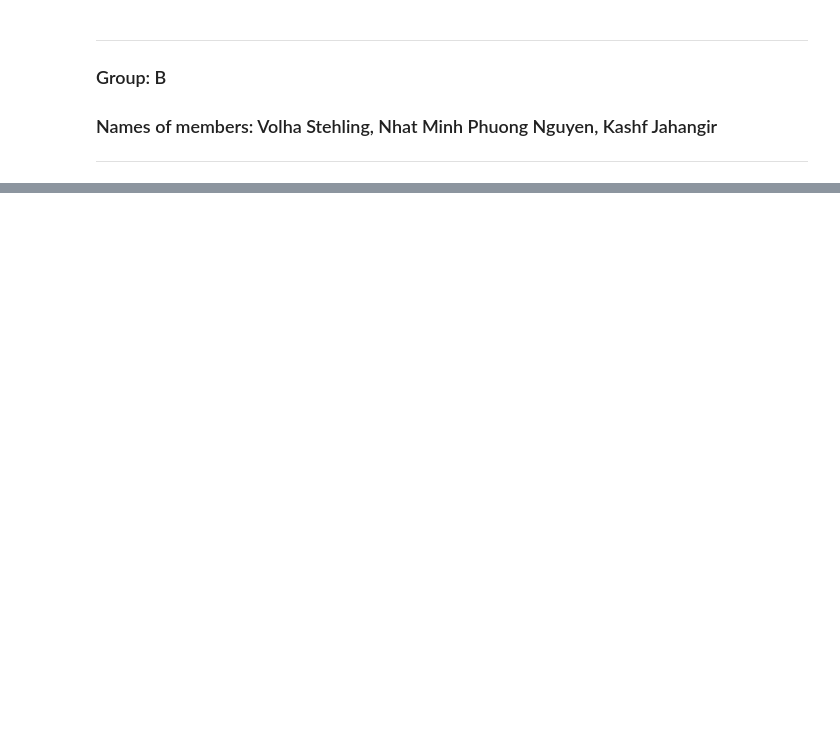
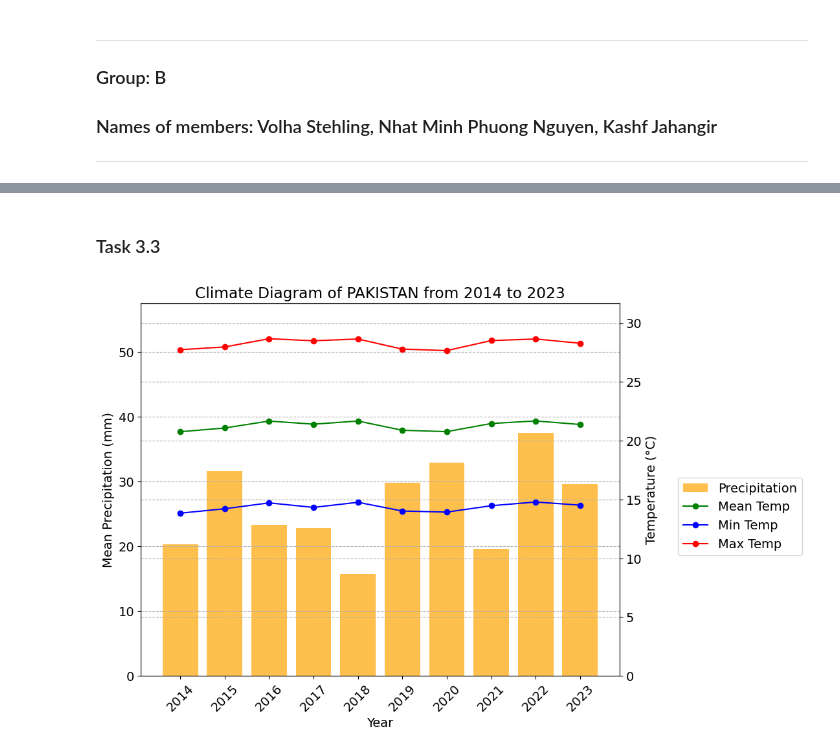
Before and after one commit to mpn1008/RM_assignments, a Jupyter notebook: RM_A02_NMPN/RM_A02_Group.ipynb, the cells around one changed output, grey strips where cells are left out. Cells and saved outputs as stored; diff of their text form; code cells hidden in the pictures; blank space fills up the shorter version.

```diff
--- a/RM_A02_NMPN/RM_A02_Group.ipynb
+++ b/RM_A02_NMPN/RM_A02_Group.ipynb
@@ -872,0 +225,69 @@ Required sample size for standard deviation 1.5: 37.0
+# %% [markdown]
+### Task 3.3
+# %%
+# Preparing all TMP columns
+tmp_mean_columns = ['TMP_MEAN_JAN', 'TMP_MEAN_FEB', 'TMP_MEAN_MAR', 'TMP_MEAN_APR', 'TMP_MEAN_MAY', 'TMP_MEAN_JUN', 'TMP_MEAN_JUL', 'TMP_MEAN_AUG',
+         'TMP_MEAN_SEP', 'TMP_MEAN_OCT', 'TMP_MEAN_NOV', 'TMP_MEAN_DEC']
+
+tmp_min_columns = ['TMP_MIN_JAN', 'TMP_MIN_FEB', 'TMP_MIN_MAR', 'TMP_MIN_APR', 'TMP_MIN_MAY', 'TMP_MIN_JUN', 'TMP_MIN_JUL', 'TMP_MIN_AUG',
+         'TMP_MIN_SEP', 'TMP_MIN_OCT', 'TMP_MIN_NOV', 'TMP_MIN_DEC']
+
+tmp_max_columns = ['TMP_MAX_JAN', 'TMP_MAX_FEB', 'TMP_MAX_MAR', 'TMP_MAX_APR', 'TMP_MAX_MAY', 'TMP_MAX_JUN', 'TMP_MAX_JUL', 'TMP_MAX_AUG',
+         'TMP_MAX_SEP', 'TMP_MAX_OCT', 'TMP_MAX_NOV', 'TMP_MAX_DEC']
+
+annual_mean_list = []
+
+for year in range(2014, 2024):
+    # Filtering data for the country and each year, and replacing outliers
+    data = csv_data[(csv_data['COUNTRY'] == 'PAKISTAN') & (csv_data['YEAR'] == year)].replace(-999, np.nan)
+
+    # Storing specific columns
+    mean_tmp, precip = data[tmp_mean_columns], data[prep_columns]
+    min_tmp, max_tmp = data[tmp_min_columns], data[tmp_max_columns]
+
+    # Calculating mean values for temperature and precipitation
+    mean_tmp_mean = mean_tmp.values.mean()
+    min_tmp_mean = min_tmp.values.mean()
+    max_tmp_mean = max_tmp.values.mean()
+
+    precip_mean = precip.values.mean()
+
+    # Appending all data to the list
+    annual_mean_list.append({'Year': year, 'TMP_Mean': mean_tmp_mean, 'TMP_Min': min_tmp_mean, 'TMP_Max':max_tmp_mean, 'PRECIP_Mean': precip_mean})
+
+    # Converting the list to DataFrame and dropping NaN values
+    annual_mean = pd.DataFrame(annual_mean_list).dropna()
+
+# Calculating max values for graphs
+precip_max = annual_mean['PRECIP_Mean'].max()
+tmp_max = annual_mean['TMP_Mean'].max()
+
+# Plotting the bar graph showing precipitation
+fig, tmp_ax = plt.subplots(figsize=(9, 7), sharex=False)
+tmp_ax.set_xlabel('Year')
+tmp_ax.set_ylabel('Mean Precipitation (mm)', color = 'black')
+tmp_ax.set_ylim(ymin=0, ymax=precip_max+20)
+tmp_ax.set_xticks(annual_mean['Year'])
+tmp_ax.tick_params('x', labelrotation=45)
+tmp_ax.bar(annual_mean['Year'], annual_mean['PRECIP_Mean'], color='orange', label='Precipitation', alpha=0.7)
+tmp_ax.tick_params(axis='y', labelcolor='black')
+tmp_ax.grid(axis='y', linestyle='--', alpha=1)
+
+# Plotting the line graph on the same graph showing min, max, and mean temperature
+precip_ax = tmp_ax.twinx()
+precip_ax.set_ylabel('Temperature (°C)', color = 'black')
+precip_ax.set_ylim(ymin=0, ymax=tmp_max+10)
+precip_ax.plot(annual_mean['Year'], annual_mean['TMP_Mean'], marker='o', linestyle='-', color='green', label='Mean Temp')
+precip_ax.plot(annual_mean['Year'], annual_mean['TMP_Min'], marker='o', linestyle='-', color='blue', label='Min Temp')
+precip_ax.plot(annual_mean['Year'], annual_mean['TMP_Max'], marker='o', linestyle='-', color='red', label='Max Temp')
+precip_ax.tick_params(axis='y', labelcolor='black')
+precip_ax.grid(linestyle='--', alpha=1)
+
+# Adding labels to the graph
+plt.rcParams.update({'font.size': 14})
+fig.legend(loc='center left', bbox_to_anchor=(1, 0.5))
+fig.tight_layout()
+plt.title('Climate Diagram of ' + data['COUNTRY'].values[0] + ' from 2014 to 2023')
+plt.show()
+# %% [output]
+[figure, added]
```
Also changed, not shown: parts of 101 cells of this notebook.
